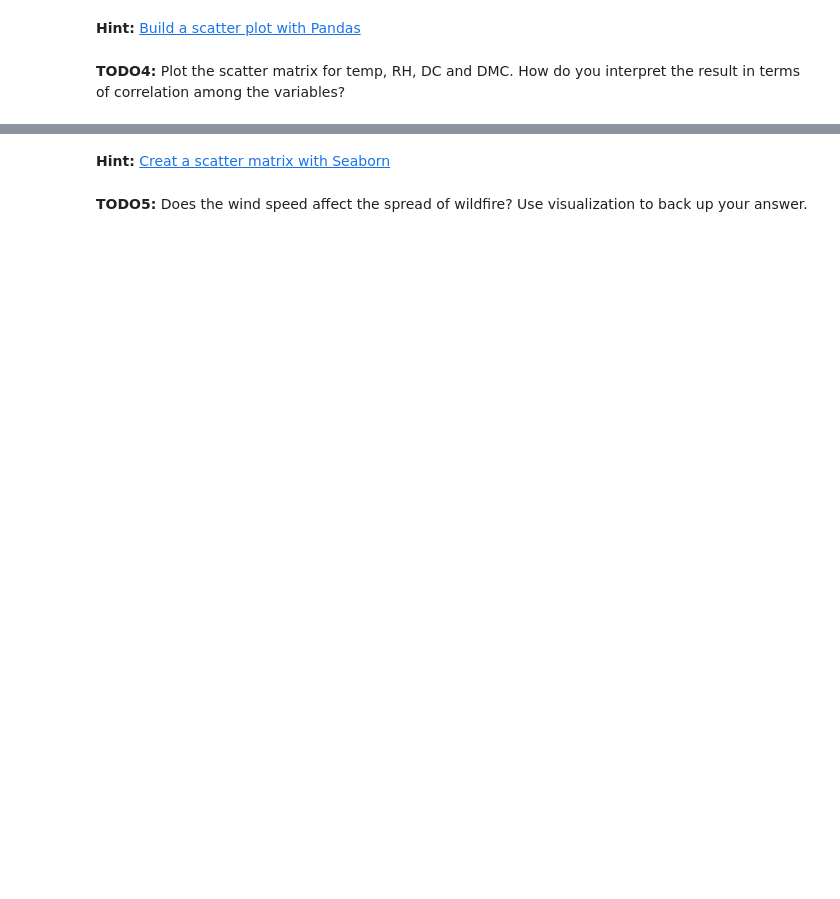
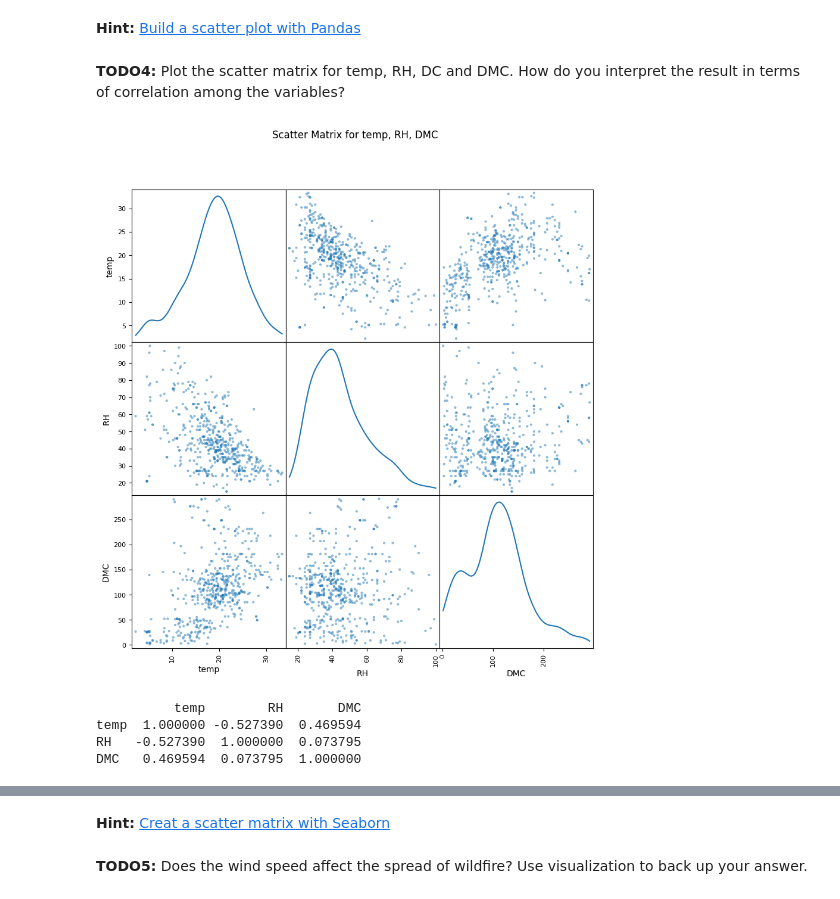
Before and after one commit to dennismathewjose/Data-Mining-IE7275, a Jupyter notebook: Homework_1.ipynb, the cells around one changed output, grey strips where cells are left out. Saved outputs shown, nothing was run; the diff lists cells and outputs as text; code cells hidden in the pictures; blank space fills up the shorter version.

```diff
--- a/Homework_1.ipynb
+++ b/Homework_1.ipynb
@@ -362,3 +430,30 @@ plot_location_of_fire(df)
 **Hint:** [Build a scatter plot with Pandas](https://pandas.pydata.org/pandas-docs/stable/reference/api/pandas.DataFrame.plot.scatter.html)
 # %% [markdown]
 **TODO4:** Plot the scatter matrix for temp, RH, DC and DMC. How do you interpret the result in terms of correlation among the variables?
+# %%
+#import the scatter_matrix from pandas.plotting library
+from pandas.plotting import scatter_matrix
+
+
+def scatter_matrix_plot(columns):
+  #generate the matrix
+  scatter_matrix(df[columns],
+                 figsize=(10,10),
+                 diagonal='kde',
+                )
+  plt.suptitle("Scatter Matrix for temp, RH, DMC")
+  plt.tight_layout
+  plt.show()
+
+#select the columns to generate scatter_matrix
+columns_for_matrix = ['temp','RH','DMC']
+scatter_matrix_plot(columns_for_matrix)
+
+#generate a correlation matrix to see detailed analysis of dependency
+print(df[columns_for_matrix].corr())
+# %% [output]
+[figure, added]
+          temp        RH       DMC
+temp  1.000000 -0.527390  0.469594
+RH   -0.527390  1.000000  0.073795
+DMC   0.469594  0.073795  1.000000
```
Also changed, not shown: parts of 13 cells of this notebook.
